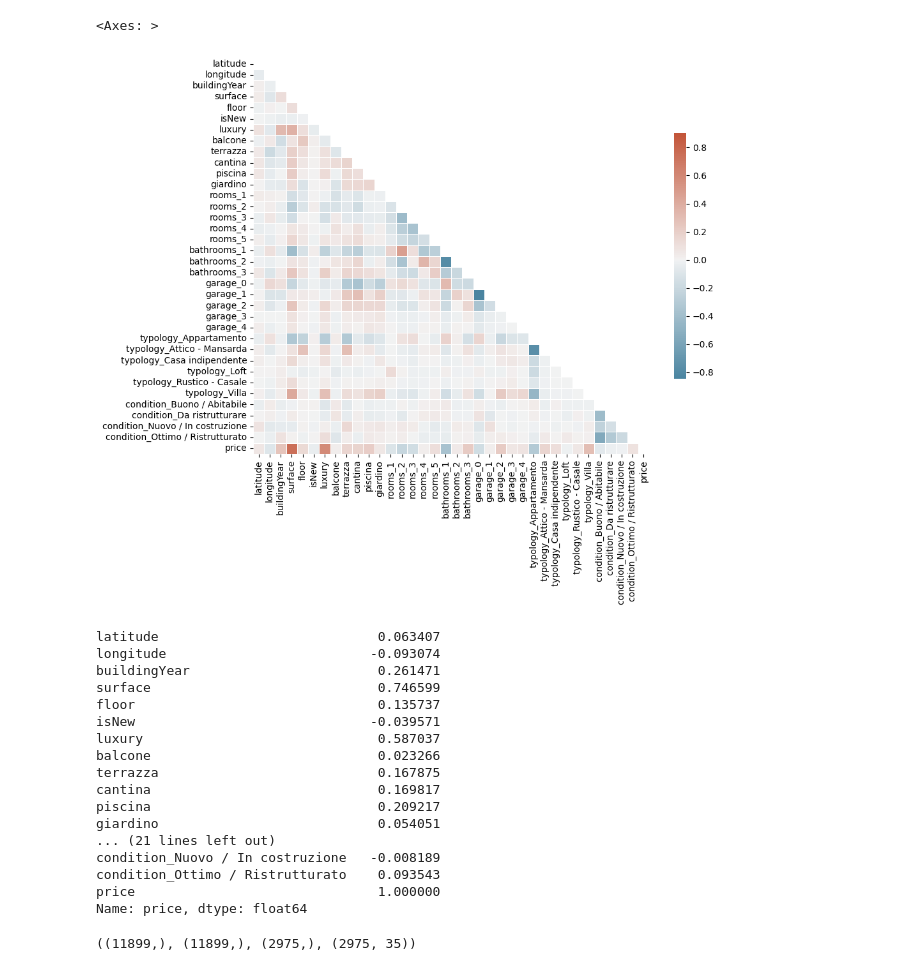
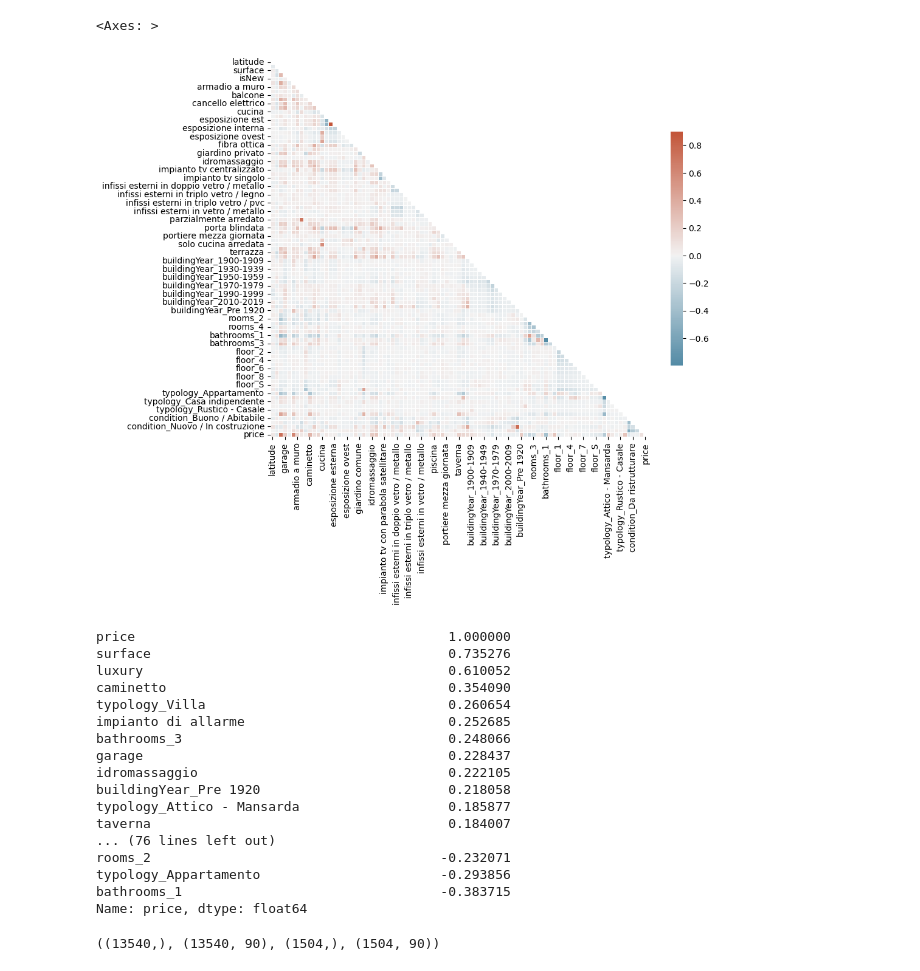
Before and after one commit to Raffozor/RomeHousePrice, a Jupyter notebook: notebooks/feature_engineering_1.ipynb, the cells around one changed output. Drawn from its saved outputs; the diff is of its cells as text; code cells hidden in the pictures.

```diff
--- a/notebooks/feature_engineering_1.ipynb
+++ b/notebooks/feature_engineering_1.ipynb
@@ -12,14 +12,14 @@ from sklearn.preprocessing import StandardScaler
 from src.data_exploration.data_exploration import *
 # %%
-train = read_sqlite_table('train', './data/train_test/train_data.db')
-test = read_sqlite_table('test', './data/train_test/test_data.db')
+train = read_sqlite_table('train', './data/train_test/train_data_lgb.db')
+test = read_sqlite_table('test', './data/train_test/test_data_lgb.db')
 
 corr = train.corr()
 mask = np.triu(np.ones_like(corr, dtype=bool))
 f, ax = plt.subplots(figsize=(10, 10))
 cmap = sns.diverging_palette(230, 20, as_cmap=True)
 sns.heatmap(corr, mask=mask, cmap=cmap, vmax=.9, center=0,
             square=True, linewidths=.5, cbar_kws={"shrink": .5})
 # %% [output]
 <Axes: >
-[figure, old version]
+[figure, new version]
@@ -26,22 +28,22 @@ sns.heatmap(corr, mask=mask, cmap=cmap, vmax=.9, center=0,
 # %%
-train[train.columns[:]].corr()['price'][:]
+train[train.columns[:]].corr()['price'][:].sort_values(ascending=False)
 # %% [output]
-latitude                            0.063407
-longitude                          -0.093074
-buildingYear                        0.261471
-surface                             0.746599
-floor                               0.135737
-isNew                              -0.039571
-luxury                              0.587037
-balcone                             0.023266
-terrazza                            0.167875
-cantina                             0.169817
-piscina                             0.209217
-giardino                            0.054051
-... (21 lines left out)
-condition_Nuovo / In costruzione   -0.008189
-condition_Ottimo / Ristrutturato    0.093543
-price                               1.000000
+price                                        1.000000
+surface                                      0.735276
+luxury                                       0.610052
+caminetto                                    0.354090
+typology_Villa                               0.260654
+impianto di allarme                          0.252685
+bathrooms_3                                  0.248066
+garage                                       0.228437
+idromassaggio                                0.222105
+buildingYear_Pre 1920                        0.218058
+typology_Attico - Mansarda                   0.185877
+taverna                                      0.184007
+... (76 lines left out)
+rooms_2                                     -0.232071
+typology_Appartamento                       -0.293856
+bathrooms_1                                 -0.383715
 Name: price, dtype: float64
 # %%
 train_target = train['price'].to_numpy()
@@ -49,7 +51,7 @@ train_data = train.drop('price', axis=1).to_numpy()
 test_target = test['price'].to_numpy()
 test_data = test.drop('price', axis=1).to_numpy()
 # %%
-train_target.shape, train_target.shape, test_target.shape, test_data.shape
+train_target.shape, train_data.shape, test_target.shape, test_data.shape
 # %% [output]
-((11899,), (11899,), (2975,), (2975, 35))
+((13540,), (13540, 90), (1504,), (1504, 90))
 # %%
```
Also changed, not shown: parts of 6 cells of this notebook, 13 other files.
